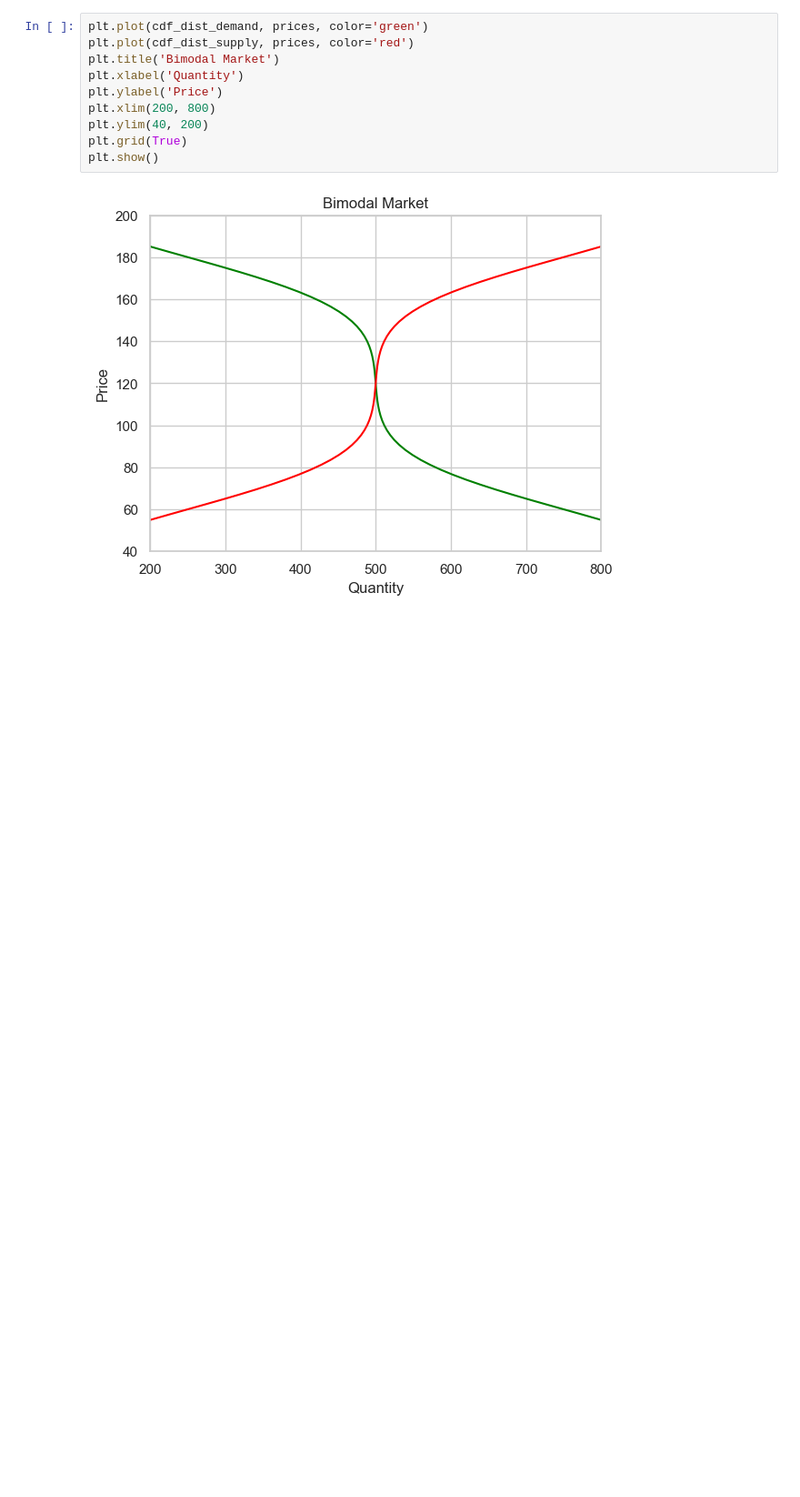
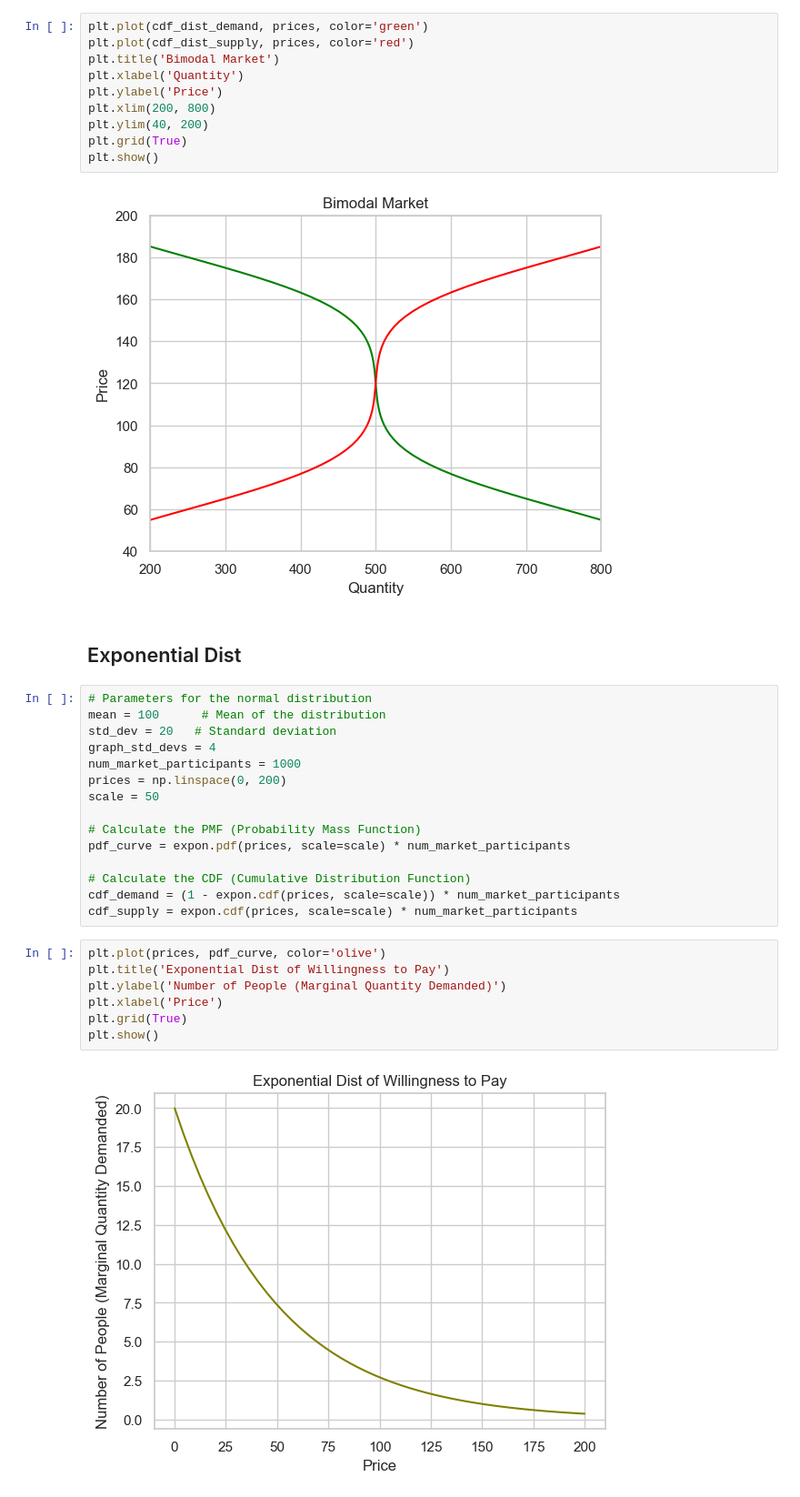
Before and after one commit to ohmurphy/market_cdfs, a Jupyter notebook: market_curves.ipynb, the cells around one changed output. Shown at 91% size. Cells and saved outputs as stored; diff of their text form; blank space fills up the shorter version.

```diff
--- a/market_curves.ipynb
+++ b/market_curves.ipynb
@@ -177,3 +187,29 @@ plt.grid(True)
 plt.show()
 # %% [output]
 [figure]
+# %% [markdown]
+## Exponential Dist
+# %%
+# Parameters for the normal distribution
+mean = 100      # Mean of the distribution
+std_dev = 20   # Standard deviation
+graph_std_devs = 4
+num_market_participants = 1000
+prices = np.linspace(0, 200)
+scale = 50
+
+# Calculate the PMF (Probability Mass Function)
+pdf_curve = expon.pdf(prices, scale=scale) * num_market_participants
+
+# Calculate the CDF (Cumulative Distribution Function)
+cdf_demand = (1 - expon.cdf(prices, scale=scale)) * num_market_participants
+cdf_supply = expon.cdf(prices, scale=scale) * num_market_participants
+# %%
+plt.plot(prices, pdf_curve, color='olive')
+plt.title('Exponential Dist of Willingness to Pay')
+plt.ylabel('Number of People (Marginal Quantity Demanded)')
+plt.xlabel('Price')
+plt.grid(True)
+plt.show()
+# %% [output]
+[figure, added]
```
Also changed, not shown: parts of 6 cells of this notebook, 1 other file.
